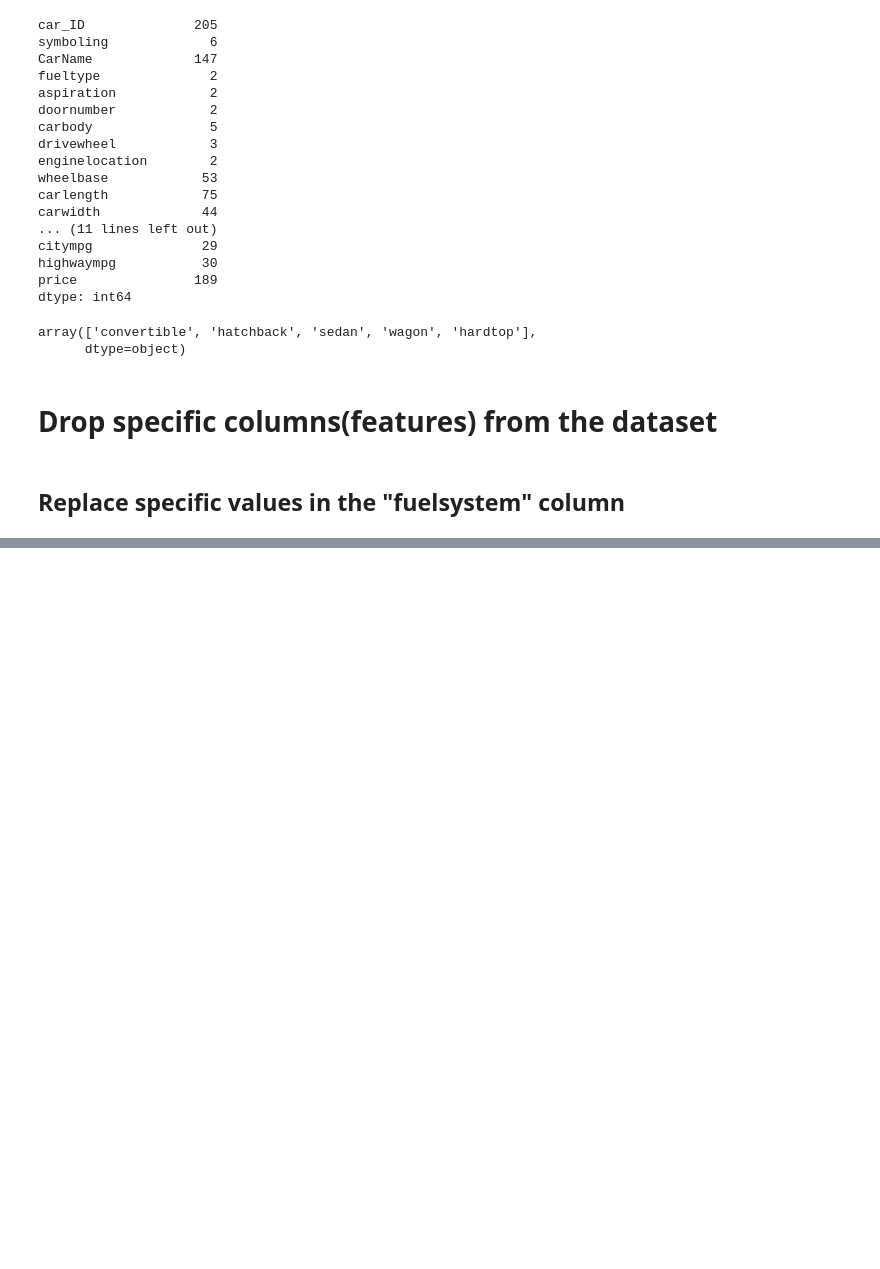
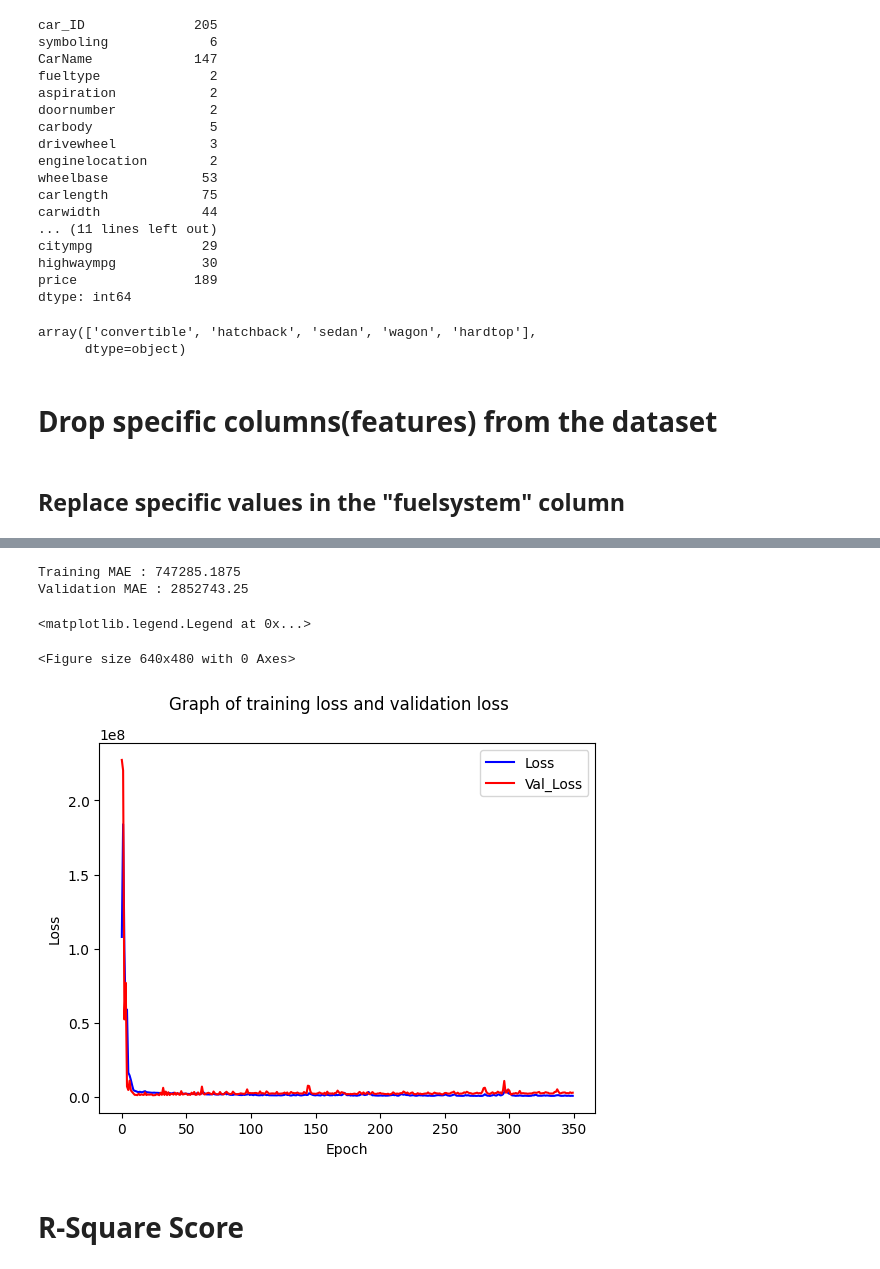
Before and after one commit to MortezaEbP/NeuralNetworkWithKerasTuner, a Jupyter notebook: NeuralNetworkWithKerasTuner.ipynb, the cells around one changed output, grey strips where cells are left out. Cells and saved outputs as stored; diff of their text form; code cells hidden in the pictures; blank space fills up the shorter version.

```diff
--- a/NeuralNetworkWithKerasTuner.ipynb
+++ b/NeuralNetworkWithKerasTuner.ipynb
@@ -152,0 +228,4 @@ df["fuelsystem"] =  df["fuelsystem"].replace(['spdi', 'idi','4bbl'], "spfi")
+# %%
+y_train = y_train.to_numpy()
+y_test = y_test.to_numpy()
+y_val = y_val.to_numpy()
@@ -152,0 +234,4 @@ df["fuelsystem"] =  df["fuelsystem"].replace(['spdi', 'idi','4bbl'], "spfi")
+# %%
+lm = LinearRegression()
+lm.fit(x_train_s,y_train)
+lm.score(x_test_s,y_test)
@@ -152,0 +341,2 @@ df["fuelsystem"] =  df["fuelsystem"].replace(['spdi', 'idi','4bbl'], "spfi")
+# %%
+best_model = keras.models.load_model("... /car_price_best_model.h5")
@@ -152,0 +347,2 @@ df["fuelsystem"] =  df["fuelsystem"].replace(['spdi', 'idi','4bbl'], "spfi")
+# %%
+history=best_model.fit(x_train_s, y_train, epochs=350, validation_data=(x_val_s, y_val))
@@ -152,0 +389,20 @@ df["fuelsystem"] =  df["fuelsystem"].replace(['spdi', 'idi','4bbl'], "spfi")
+# %%
+epochs = 350
+print(f"Training MAE : {history.history['loss'][-1]}")
+print(f"Validation MAE : {history.history['val_loss'][-1]}")
+plt.clf()
+fig = plt.figure()
+fig.suptitle('Graph of training loss and validation loss')
+plt.plot(range(epochs), history.history['loss'], color='b',label="Loss")
+plt.plot(range(epochs), history.history['val_loss'], color='r',label="Val_Loss")
+plt.xlabel("Epoch")
+plt.ylabel("Loss")
+plt.legend()
+# %% [output]
+Training MAE : 747285.1875
+Validation MAE : 2852743.25
+<matplotlib.legend.Legend at 0x...>
+<Figure size 640x480 with 0 Axes>
+[figure, added]
+# %% [markdown]
+# R-Square Score
```
Also changed, not shown: parts of 27 cells of this notebook.
